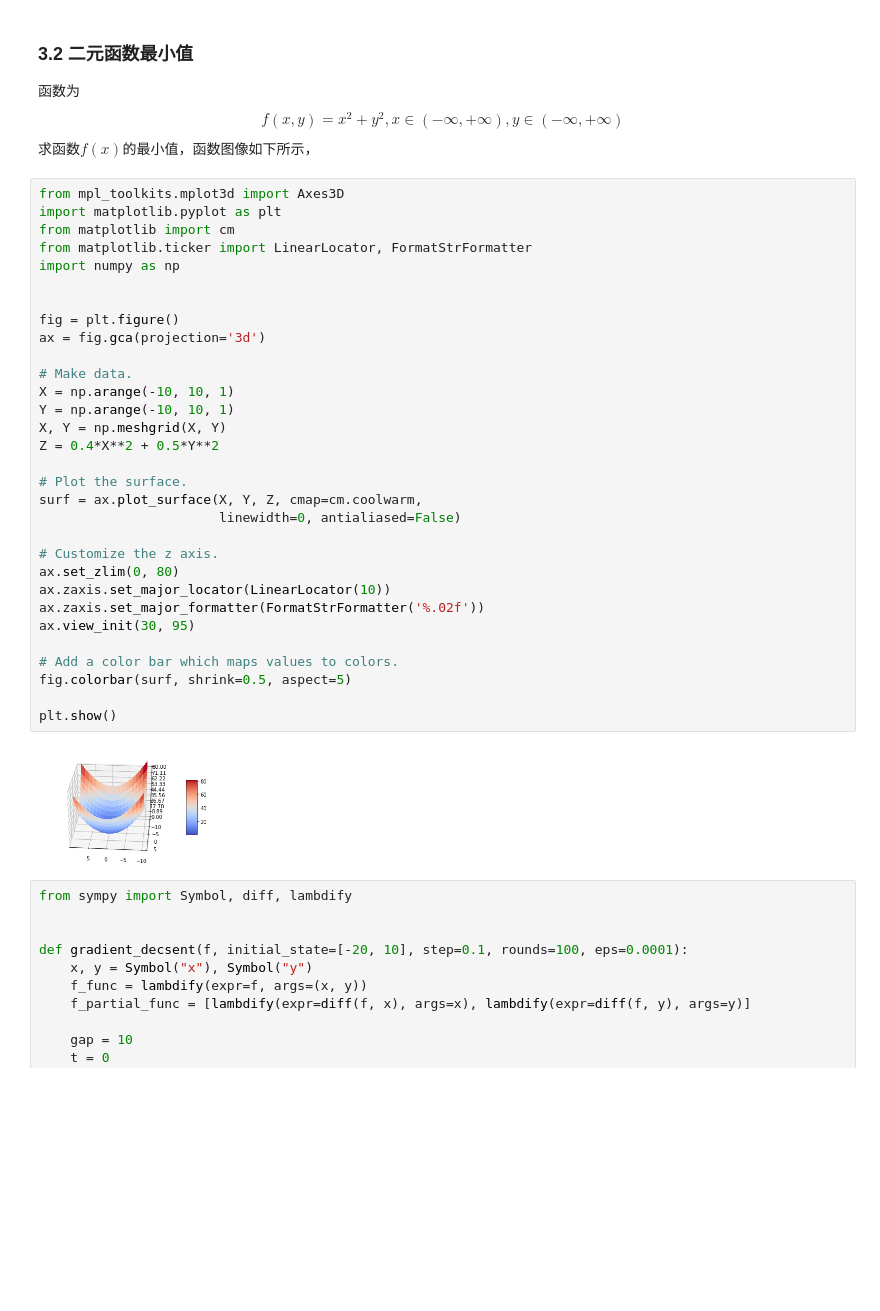
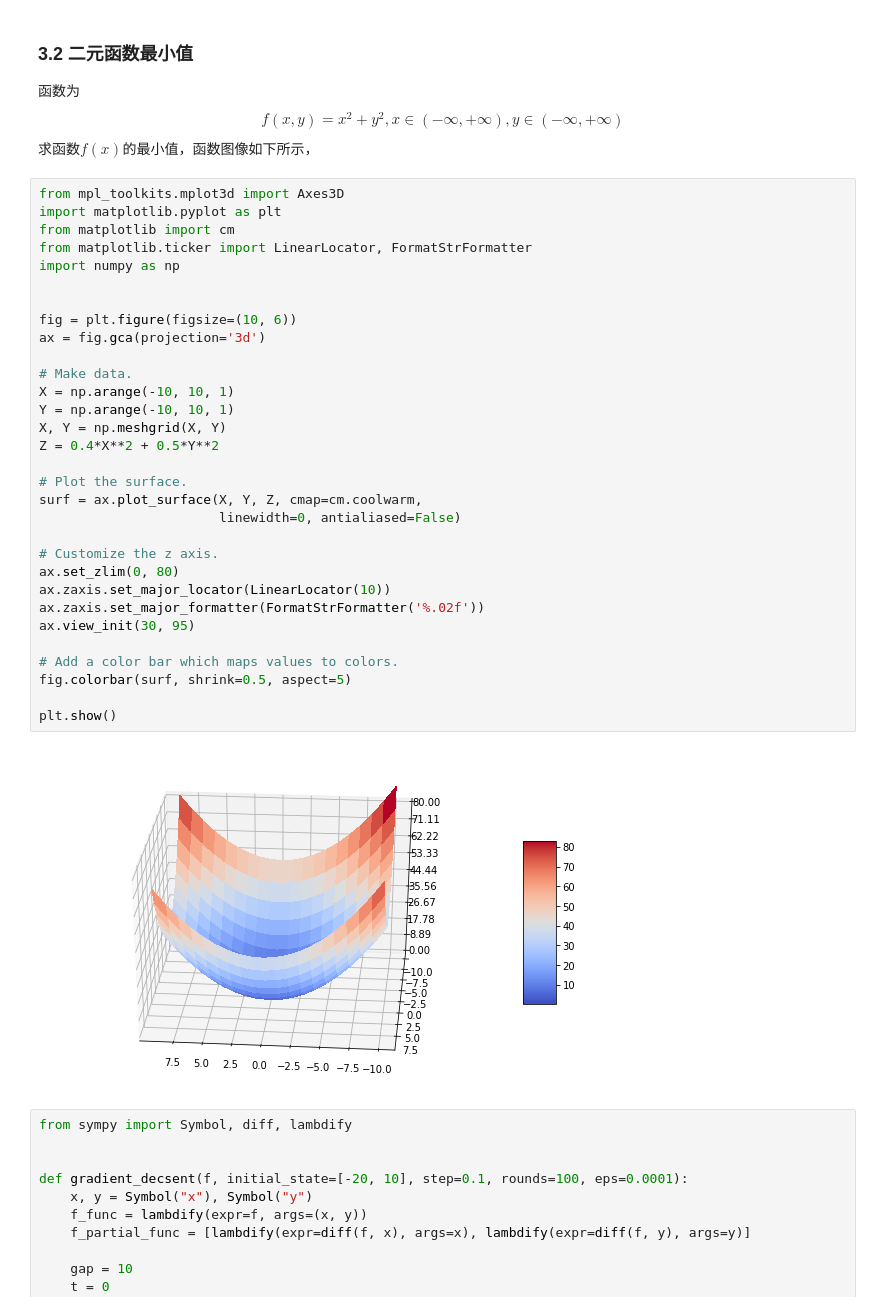
Before and after one commit to lyj555/SelfLearning, a Jupyter notebook: optimization_learning/gradient_descent/Gradient Descent.ipynb, the cells around one changed output. Cells and saved outputs as stored; diff of their text form; blank space fills up the shorter version.

```diff
--- a/optimization_learning/gradient_descent/Gradient Descent.ipynb
+++ b/optimization_learning/gradient_descent/Gradient Descent.ipynb
@@ -139,35 +139,35 @@ plt.show()
 from mpl_toolkits.mplot3d import Axes3D
 import matplotlib.pyplot as plt
 from matplotlib import cm
 from matplotlib.ticker import LinearLocator, FormatStrFormatter
 import numpy as np
 
 
-fig = plt.figure()
+fig = plt.figure(figsize=(10, 6))
 ax = fig.gca(projection='3d')
 
 # Make data.
 X = np.arange(-10, 10, 1)
 Y = np.arange(-10, 10, 1)
 X, Y = np.meshgrid(X, Y)
 Z = 0.4*X**2 + 0.5*Y**2
 
 # Plot the surface.
 surf = ax.plot_surface(X, Y, Z, cmap=cm.coolwarm,
                        linewidth=0, antialiased=False)
 
 # Customize the z axis.
 ax.set_zlim(0, 80)
 ax.zaxis.set_major_locator(LinearLocator(10))
 ax.zaxis.set_major_formatter(FormatStrFormatter('%.02f'))
 ax.view_init(30, 95)
 
 # Add a color bar which maps values to colors.
 fig.colorbar(surf, shrink=0.5, aspect=5)
 
 plt.show()
 # %% [output]
-[figure, old version]
+[figure, new version]
 # %%
 from sympy import Symbol, diff, lambdify
 
```
Also changed, not shown: parts of 1 cell of this notebook.
